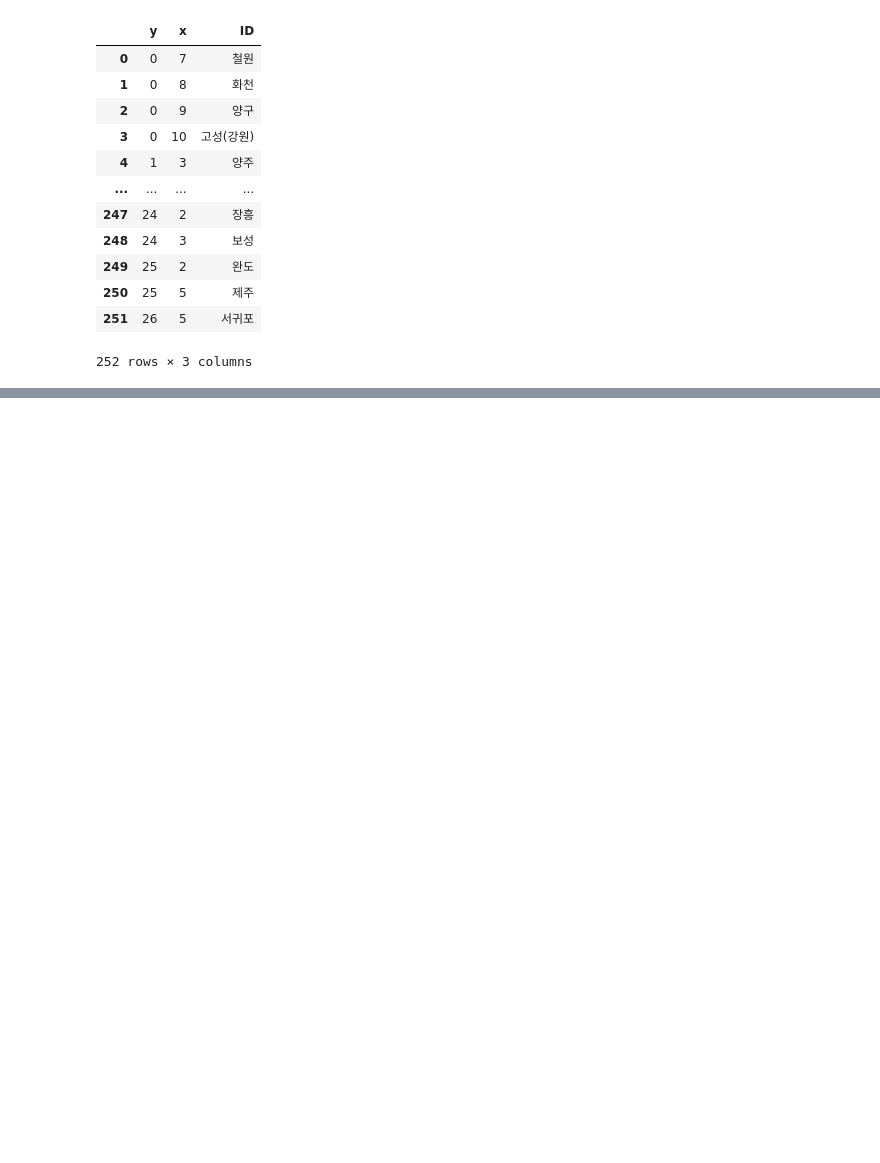
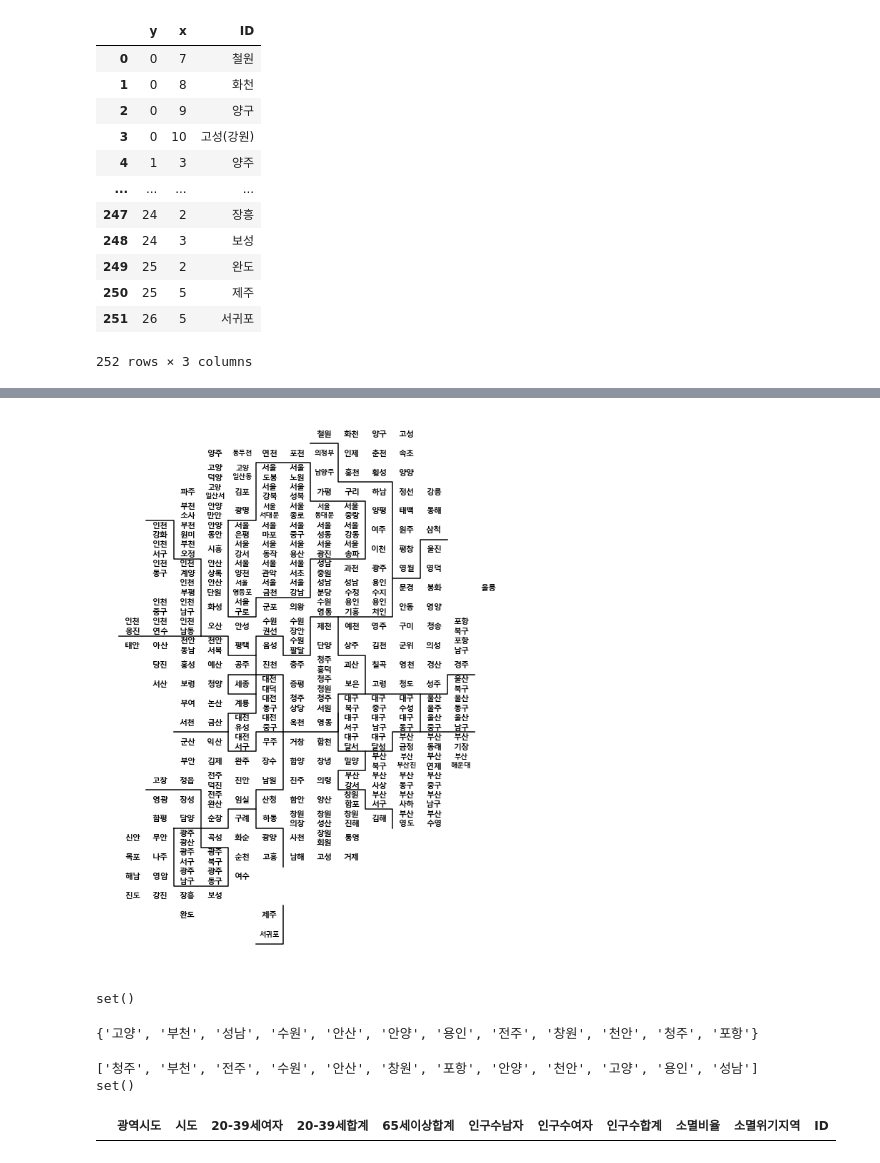
Before and after one commit to highfreshness/SeSAC, a Jupyter notebook: Python_data/8. 인구 소멸 위기 지역 분석.ipynb, the cells around one changed output, grey strips where cells are left out. Saved outputs shown, nothing was run; the diff lists cells and outputs as text; code cells hidden in the pictures; blank space fills up the shorter version.

```diff
--- a/Python_data/8. 인구 소멸 위기 지역 분석.ipynb
+++ b/Python_data/8. 인구 소멸 위기 지역 분석.ipynb
@@ -426,3 +412,5 @@ draw_korea_raw_stacked
 | 250 | 25 | 5 | 제주 |
 | 251 | 26 | 5 | 서귀포 |
 252 rows × 3 columns
+# %%
+draw_korea = draw_korea_raw_stacked
@@ -428,0 +451,67 @@ draw_korea_raw_stacked
+# %%
+plt.figure(figsize = (8, 11))
+
+# 지역 이름 표시
+for idx, row in draw_korea.iterrows():
+
+    # 광역시는 구 이름이 겹치는 경우가 많아서 시 단위 이름도 같이 표시!
+    # (중구, 서구)
+    if len(row['ID'].split()) == 2:
+        dispname = '{}\n{}'.format(row['ID'].split()[0], row['ID'].split()[1])
+    elif row['ID'][:2] == '고성':
+        dispname = '고성'
+    else:
+        dispname = row['ID']
+
+    # '서대문구', '서귀포시'와 같이 이름이 3자 이상인 경우에는 작은 글자로 표시
+    if len(dispname.splitlines()[-1]) >= 3:
+        fontsize, linespacing = 9.5, 1.5
+    else:
+        fontsize, linespacing = 11, 1.2
+
+    # annotate(): 그래프에 화살표를 그린후, 그 화살표에 문자열을 출력하는 기능을 수행
+    plt.annotate(dispname, (row['x'] + 0.5, row['y'] + 0.5), weight = 'bold',
+                fontsize = fontsize, ha = 'center', va = 'center',
+                linespacing = linespacing)
+
+
+# '시도' 경계를 그려주기
+for path in BORDER_LINES:
+    ys, xs = zip(*path)
+    plt.plot(xs, ys, c = 'black', lw = 1.5)
+
+# ivert_yaxis()는 y축이 엑셀에서 0번이 시작하는 것과 matplotlib이 0이라고 인식하는 좌표가 서로 반대이기 때문에 사용!
+plt.gca().invert_yaxis()
+# plt.gca().set_aspect(1)
+
+plt.axis('off')
+
+plt.tight_layout()
+plt.show()
+# %% [output]
+[figure, added]
+# %%
+set(draw_korea['ID'].unique())- set(pop['ID'].unique())
+# %% [output]
+set()
+# %%
+# 중복 확인
+set(pop['ID'].unique()) - set(draw_korea['ID'].unique())
+# %% [output]
+{'고양', '부천', '성남', '수원', '안산', '안양', '용인', '전주', '창원', '천안', '청주', '포항'}
+# %%
+tmp_list = list( set(pop['ID'].unique())- set(draw_korea['ID'].unique()) )
+print(tmp_list)
+
+for tmp in tmp_list:
+    pop = pop.drop( pop[pop['ID'] == tmp].index )
+
+print(set(pop['ID'].unique())- set(draw_korea['ID'].unique()))
+# %% [output]
+['청주', '부천', '전주', '수원', '안산', '창원', '포항', '안양', '천안', '고양', '용인', '성남']
+set()
+# %%
+# 삭제 확인
+pop[pop['ID']=='부천']
+# %% [output]
+|  | 광역시도 | 시도 | 20-39세여자 | 20-39세합계 | 65세이상합계 | 인구수남자 | 인구수여자 | 인구수합계 | 소멸비율 | 소멸위기지역 | ID |
```
Also changed, not shown: parts of 28 cells of this notebook, 3 other files.
